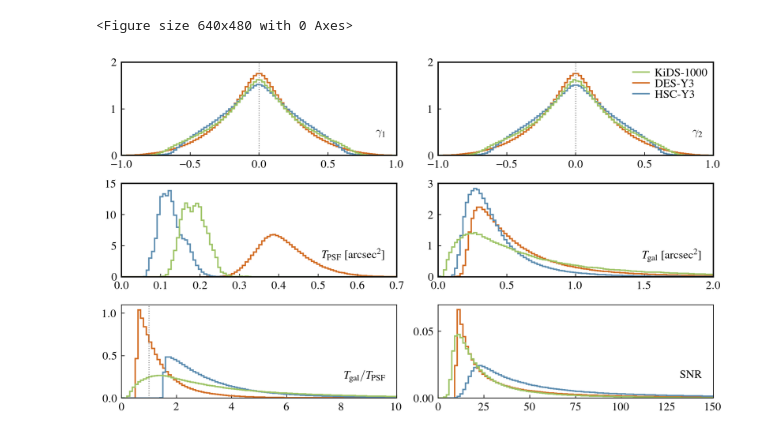
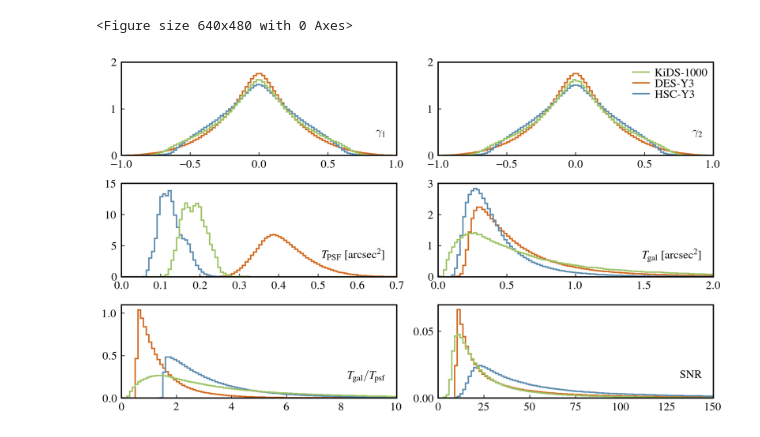
Before and after one commit to LSSTDESC/nulltests_txpipe, a Jupyter notebook: paper_plots/Fig5/ShearHistogram.ipynb, the cells around one changed output. Saved outputs shown, nothing was run; the diff lists cells and outputs as text; code cells hidden in the pictures.

```diff
--- a/paper_plots/Fig5/ShearHistogram.ipynb
+++ b/paper_plots/Fig5/ShearHistogram.ipynb
@@ -48,7 +48,7 @@ with h5py.File('/global/cfs/cdirs/lsst/groups/WL/users/yomori/repo/txpipe/testbb
     with h5py.File(desy3path,'r') as g:
         h = g['shear']
         des_g1   = h["mcal_g1"][:][mask]
-        des_g2   = h["mcal_g1"][:][mask]
+        des_g2   = h["mcal_g2"][:][mask]
         des_psfT = h["mcal_psf_T_mean"][:][mask]
         des_T    = h["mcal_T"][:][mask]
         des_snr  = h["mcal_s2n"][:][mask]
@@ -110,9 +110,10 @@ ax0.text(0.96,0.3,r'$\gamma_{1}$',transform=ax0.transAxes,ha='right',va='top',si
 ax0.tick_params(axis="both",which='both',direction="in")
 ax0.set_ylim(0,2)
 ax0.set_xlim(-1,1)
-ax0.plot([0,0],[0,2], color='grey', lw=1, ls=':')
 ax0.tick_params(axis='both', which='major', pad=5)
 ax0.set_yticks([0,1,2])
+ax0.set_xticks([-1,-0.5,0,0.5,1])
+
 
 
 ax1 = plt.subplot(gs[1])
@@ -124,14 +125,11 @@ ax1.tick_params(axis="both",which='both',direction="in")
 ax1.plot(np.linspace(-1000,-1001,3),color=kidscol,lw=1.6,label='KiDS-1000')
 ax1.plot(np.linspace(-1000,-1001,3),color=descol,lw=1.6,label='DES-Y3')
 ax1.plot(np.linspace(-1000,-1001,3),color=hsccol,lw=1.6,label='HSC-Y3')
-
 ax1.legend(frameon=False,loc = 'upper right', labelspacing=0.03,ncol=1,handletextpad=0.5,columnspacing=0.2,handlelength=1.4,borderaxespad=0.1)
 ax1.set_ylim(0,2)
 ax1.set_xlim(-1,1)
-ax1.plot([0,0],[0,2], color='grey', lw=1, ls=':')
 ax1.tick_params(axis='both', which='major', pad=5)
 ax1.set_yticks([0,1,2])
-
 
 ax2 = plt.subplot(gs[2])
 ax2.hist(des_psfT,bins=100,range=[0,0.7],label='DES-Y3',histtype='step',color=descol,density=True,lw=1.6)
@@ -156,34 +154,34 @@ ax3.tick_params(axis='both', which='major', pad=5)
 ax4 = plt.subplot(gs[4])
 ax4.hist(des_T/des_psfT,bins=100,range=[0,10],label='DES-Y3',histtype='step',color=descol,density=True,lw=1.6)
 ax4.hist(hsc_T/hsc_psfT,bins=100,range=[0,10],label='HSC-Y3',histtype='step',color=hsccol,density=True,lw=1.6)
 ax4.hist(kids_T/kids_psfT,bins=100,range=[0,10],label='KiDS-1000',histtype='step',color=kidscol,density=True,lw=1.6)
-ax4.text(0.96,0.3,r'$T_{\rm gal}/T_{\rm PSF}$',transform=ax4.transAxes,ha='right',va='top',size=13)
+ax4.text(0.96,0.3,r'$T_{\rm gal}/T_{\rm psf}$',transform=ax4.transAxes,ha='right',va='top',size=13)
 ax4.tick_params(axis="both",which='both',direction="in")
 ax4.set_ylim(0,1.1)
 ax4.set_xlim(0,10)
-ax4.plot([1,1],[0,1.1], color='grey', lw=1, ls=':')
 ax4.tick_params(axis='both', which='major', pad=5)
 
 ax5 = plt.subplot(gs[5])
 ax5.hist(des_snr,bins=100,range=[0,150],histtype='step',color=descol,density=True,lw=1.6)
 ax5.hist(hsc_snr,bins=100,range=[0,150],histtype='step',color=hsccol,density=True,lw=1.6)
 ax5.hist(kids_snr,bins=100,range=[0,150],histtype='step',color=kidscol,density=True,lw=1.6)
 ax5.text(0.96,0.3,r'${\rm SNR}$',transform=ax5.transAxes,ha='right',va='top',size=13)
 ax5.tick_params(axis="both",which='both',direction="in")
 ax5.set_ylim(0,0.07)
 ax5.set_xlim(0,150)
 ax5.tick_params(axis='both', which='major', pad=5)
 ax5.set_yticks([0,0.05])
 
 
 for axis in ['top','bottom','left','right']:
     ax0.spines[axis].set_linewidth(1.4)
     ax1.spines[axis].set_linewidth(1.4)
     ax2.spines[axis].set_linewidth(1.4)
     ax3.spines[axis].set_linewidth(1.4)
-    #ax4.spines[axis].set_linewidth(1.4)
+    ax4.spines[axis].set_linewidth(1.4)
+    ax5.spines[axis].set_linewidth(1.4)
 
 plt.savefig('shear_histograms.pdf',dpi=200)
 # %% [output]
 <Figure size 640x480 with 0 Axes>
-[figure, old version]
+[figure, new version]
```
Also changed, not shown: parts of 1 cell of this notebook, 1 other file.
